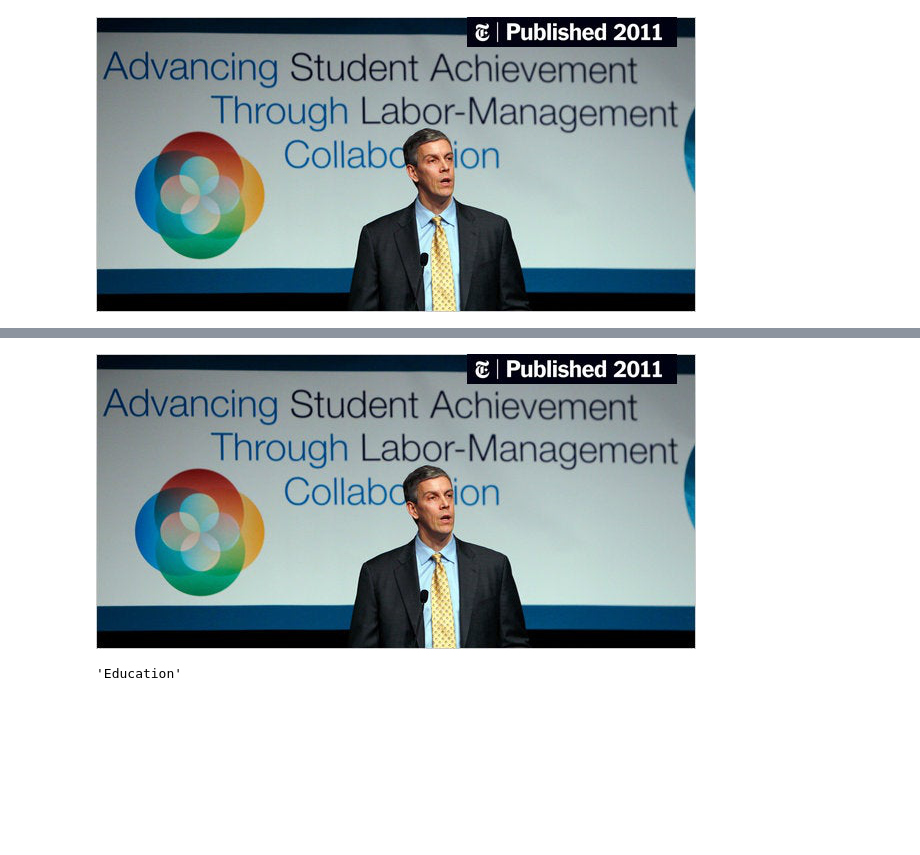
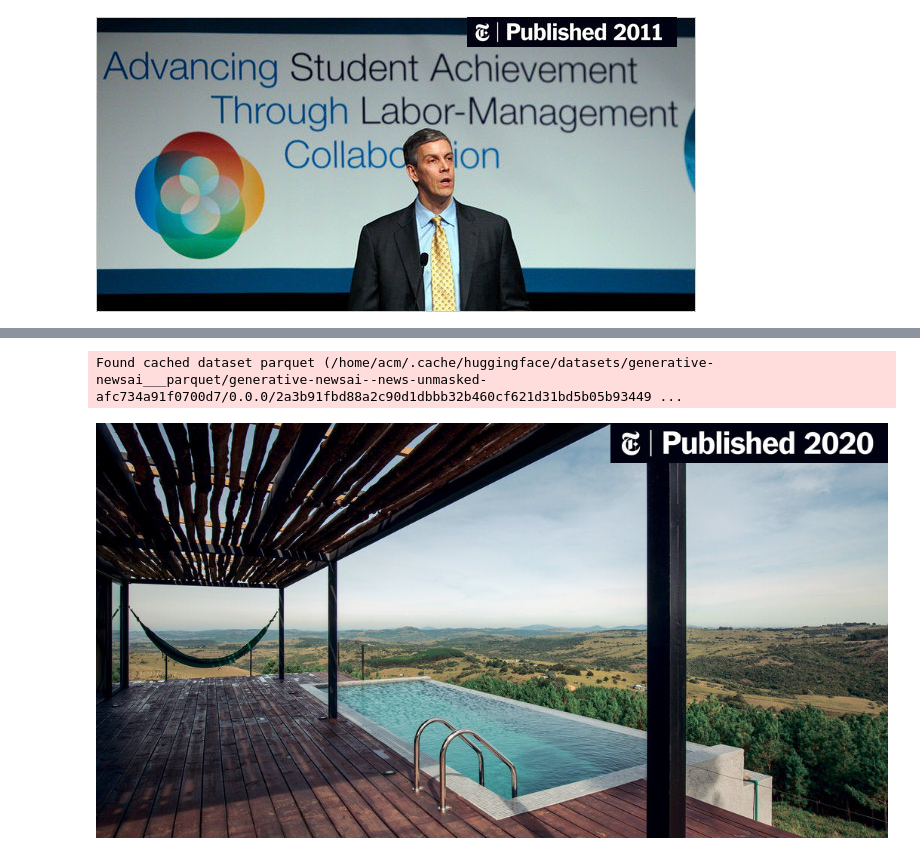
Before and after one commit to AIWithShrey/BLIP2-NYT, a Jupyter notebook: Image Captioning Fine-Tuning.ipynb, the cells around one changed output, grey strips where cells are left out. Cells and saved outputs as stored; diff of their text form; code cells hidden in the pictures; blank space fills up the shorter version.

```diff
--- a/Image Captioning Fine-Tuning.ipynb
+++ b/Image Captioning Fine-Tuning.ipynb
@@ -109,11 +121,10 @@ for epoch in range(1):
+# %%
+test_dataset = load_dataset("generative-newsai/news-unmasked", split="test")
+# %% [output]
+Found cached dataset parquet (/home/acm/.cache/huggingface/datasets/generative-newsai___parquet/generative-newsai--news-unmasked-afc734a91f0700d7/0.0.0/2a3b91fbd88a2c90d1dbbb32b460cf621d31bd5b05b93449 ...
 # %%
-example = dataset[0]
+example = test_dataset[525]
 image = example["image"]
 image
 # %% [output]
-[figure, old version]
+[figure, new version]
-# %%
-text = example["section"]
-text
-# %% [output]
-'Education'
```
Also changed, not shown: parts of 9 cells of this notebook, 39 other files.
